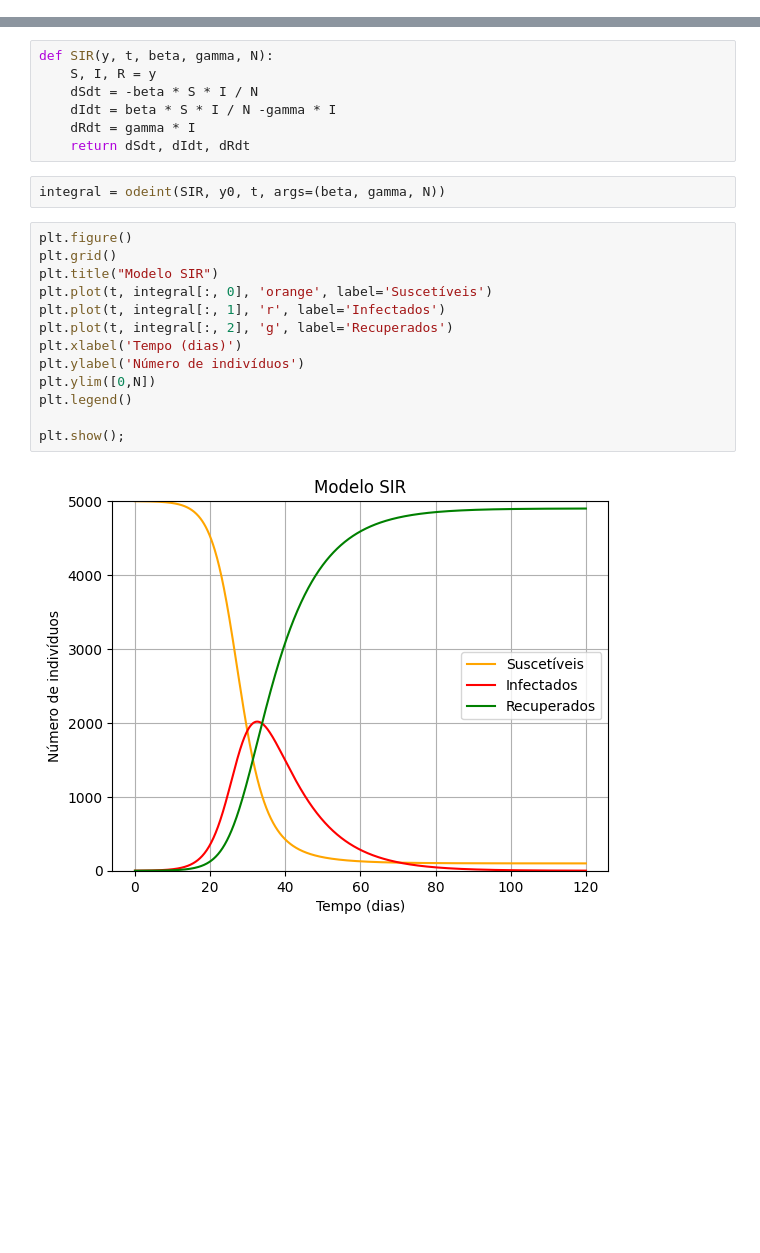
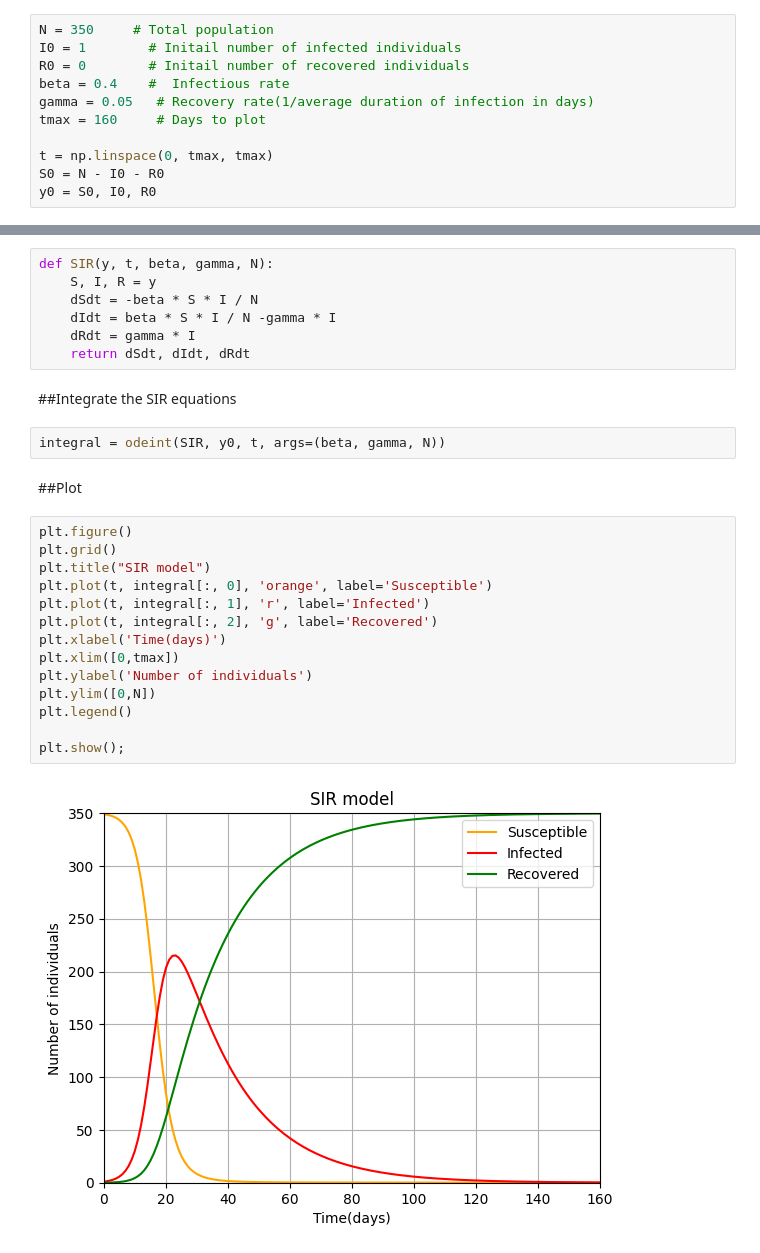
Before and after one commit to caueraffaini/SIRmodel, a Jupyter notebook: SIRmodel.ipynb, the cells around one changed output, grey strips where cells are left out. Cells and saved outputs as stored; diff of their text form; blank space fills up the shorter version.

```diff
--- a/SIRmodel.ipynb
+++ b/SIRmodel.ipynb
@@ -17,0 +9,11 @@ t = np.linspace(0, tmax, 1000)
+# %%
+N = 350     # Total population
+I0 = 1        # Initail number of infected individuals
+R0 = 0        # Initail number of recovered individuals
+beta = 0.4    #  Infectious rate
+gamma = 0.05   # Recovery rate(1/average duration of infection in days)
+tmax = 160     # Days to plot
+
+t = np.linspace(0, tmax, tmax)
+S0 = N - I0 - R0
+y0 = S0, I0, R0
@@ -22,20 +26,25 @@ def SIR(y, t, beta, gamma, N):
     dIdt = beta * S * I / N -gamma * I
     dRdt = gamma * I
     return dSdt, dIdt, dRdt
+# %% [markdown]
+##Integrate the SIR equations
 # %%
 integral = odeint(SIR, y0, t, args=(beta, gamma, N))
+# %% [markdown]
+##Plot
 # %%
 plt.figure()
 plt.grid()
-plt.title("Modelo SIR")
-plt.plot(t, integral[:, 0], 'orange', label='Suscetíveis')
-plt.plot(t, integral[:, 1], 'r', label='Infectados')
-plt.plot(t, integral[:, 2], 'g', label='Recuperados')
-plt.xlabel('Tempo (dias)')
-plt.ylabel('Número de indivíduos')
+plt.title("SIR model")
+plt.plot(t, integral[:, 0], 'orange', label='Susceptible')
+plt.plot(t, integral[:, 1], 'r', label='Infected')
+plt.plot(t, integral[:, 2], 'g', label='Recovered')
+plt.xlabel('Time(days)')
+plt.xlim([0,tmax])
+plt.ylabel('Number of individuals')
 plt.ylim([0,N])
 plt.legend()
 
 plt.show();
 # %% [output]
-[figure, old version]
+[figure, new version]
```
Also changed, not shown: parts of 5 cells of this notebook.
